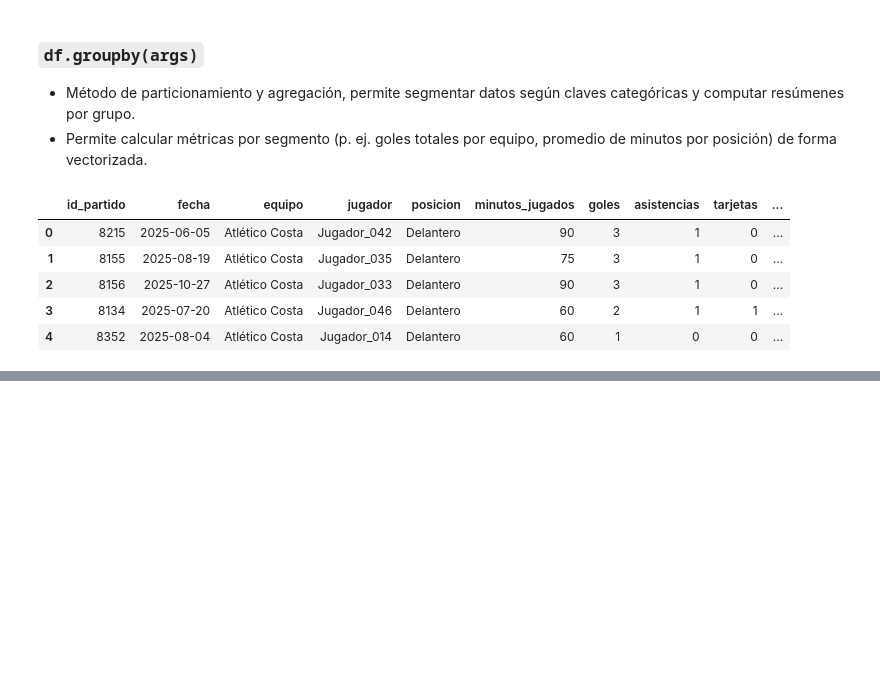
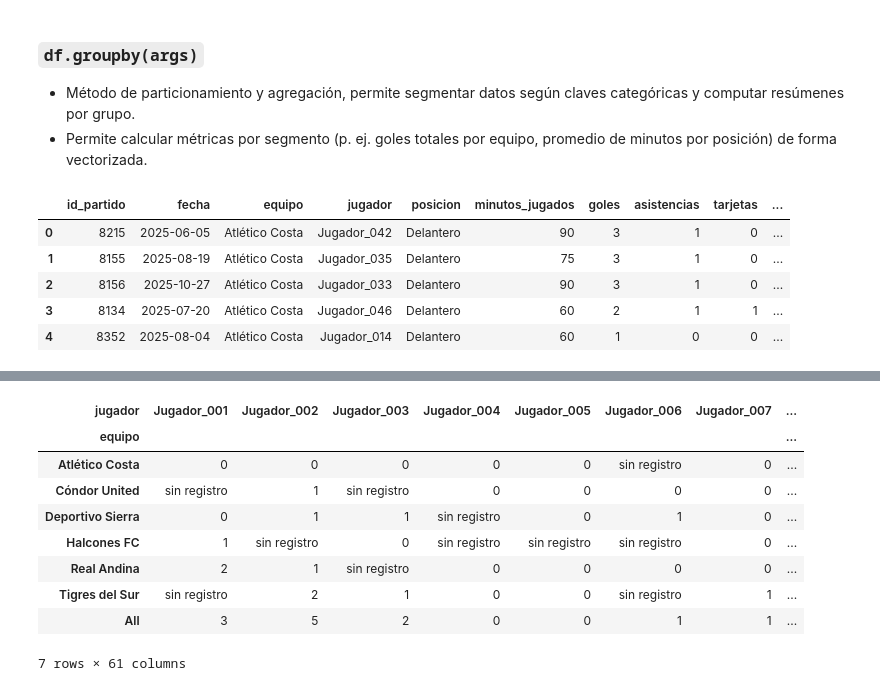
Before and after one commit to elliotAldersom/Blue_Lock_SQL_Project, a Jupyter notebook: python/yoshio/Deportes_Examen.ipynb, the cells around one changed output, grey strips where cells are left out. Cells and saved outputs as stored; diff of their text form; code cells hidden in the pictures; blank space fills up the shorter version.

```diff
--- a/python/yoshio/Deportes_Examen.ipynb
+++ b/python/yoshio/Deportes_Examen.ipynb
@@ -267,0 +340,22 @@ dtype: int64
+# %%
+pivot_jugador_equipo = df.pivot_table(
+    index='equipo',
+    columns='jugador',
+    values='goles',
+    aggfunc='sum',
+    margins=True,
+    fill_value='sin registro'
+)
+
+pivot_jugador_equipo
+# %% [output]
+| jugador | Jugador_001 | Jugador_002 | Jugador_003 | Jugador_004 | Jugador_005 | Jugador_006 | Jugador_007 | ... |
+| equipo |  |  |  |  |  |  |  | ... |
+| Atlético Costa | 0 | 0 | 0 | 0 | 0 | sin registro | 0 | ... |
+| Cóndor United | sin registro | 1 | sin registro | 0 | 0 | 0 | 0 | ... |
+| Deportivo Sierra | 0 | 1 | 1 | sin registro | 0 | 1 | 0 | ... |
+| Halcones FC | 1 | sin registro | 0 | sin registro | sin registro | sin registro | 0 | ... |
+| Real Andina | 2 | 1 | sin registro | 0 | 0 | 0 | 0 | ... |
+| Tigres del Sur | sin registro | 2 | 1 | 0 | 0 | sin registro | 1 | ... |
+| All | 3 | 5 | 2 | 0 | 0 | 1 | 1 | ... |
+7 rows × 61 columns
```
Also changed, not shown: parts of 9 cells of this notebook, 1 other file.
